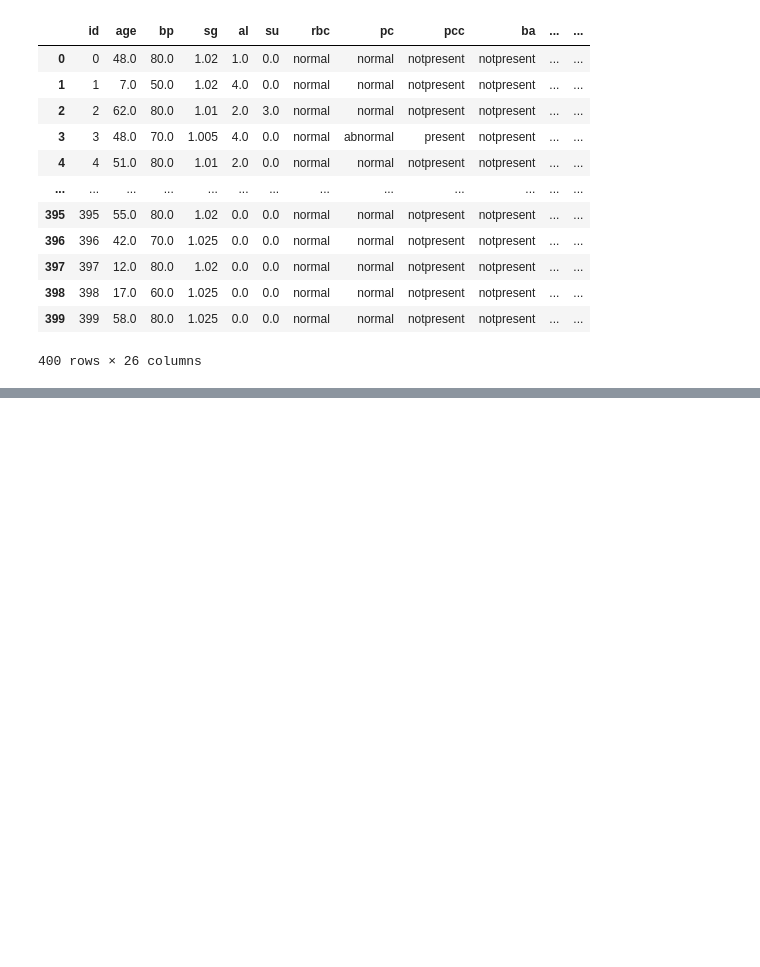
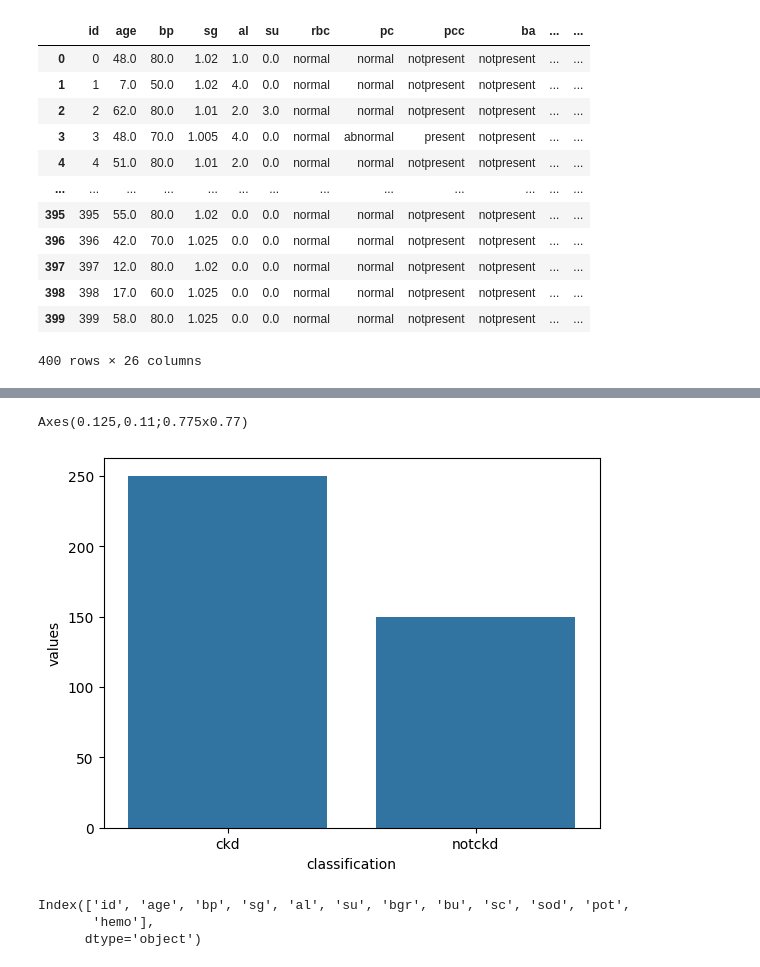
Before and after one commit to UjjwalRana12/Regression-ML, a Jupyter notebook: z6_kidney/kidney.ipynb, the cells around one changed output, grey strips where cells are left out. Drawn from its saved outputs; the diff is of its cells as text; code cells hidden in the pictures; blank space fills up the shorter version.

```diff
--- a/z6_kidney/kidney.ipynb
+++ b/z6_kidney/kidney.ipynb
@@ -97,0 +221,11 @@ df_imputer
+# %%
+df_imputer['classification']=df_imputer['classification'].apply(lambda x:'ckd' if x=='ckd\t' else x)
+df_imputer['cad']=df_imputer['cad'].apply(lambda x:'no' if x=='\tno' else x)
+df_imputer['dm']=df_imputer['dm'].apply(lambda x:'yes' if x=='\tyes' else x)
+df_imputer['dm']=df_imputer['dm'].apply(lambda x:'no' if x=='\tno' else x)
+df_imputer['dm']=df_imputer['dm'].apply(lambda x:'yes' if x==' yes' else x)
+df_imputer['rc']=df_imputer['rc'].apply(lambda x:'5.2' if x=='\t?' else x)
+df_imputer['wc']=df_imputer['wc'].apply(lambda x:'9800' if x=='\t?' else x)
+df_imputer['wc']=df_imputer['wc'].apply(lambda x:'8400' if x=='\t8400' else x)
+df_imputer['wc']=df_imputer['wc'].apply(lambda x:'41' if x=='\t?' else x)
+df_imputer['pcv']=df_imputer['pcv'].apply(lambda x:'41' if x=='\t43' else x)
@@ -97,0 +256,13 @@ df_imputer
+# %%
+temp = df_imputer['classification'].value_counts()
+temp_df = pd.DataFrame({'classification': temp.index, 'values':temp.values})
+print(sns.barplot(x = 'classification', y = 'values', data =temp_df ))
+# %% [output]
+Axes(0.125,0.11;0.775x0.77)
+[figure, added]
+# %%
+data.select_dtypes(exclude=['object']).columns
+# %% [output]
+Index(['id', 'age', 'bp', 'sg', 'al', 'su', 'bgr', 'bu', 'sc', 'sod', 'pot',
+       'hemo'],
+      dtype='object')
```
Also changed, not shown: parts of 33 cells of this notebook, 1 other file.
